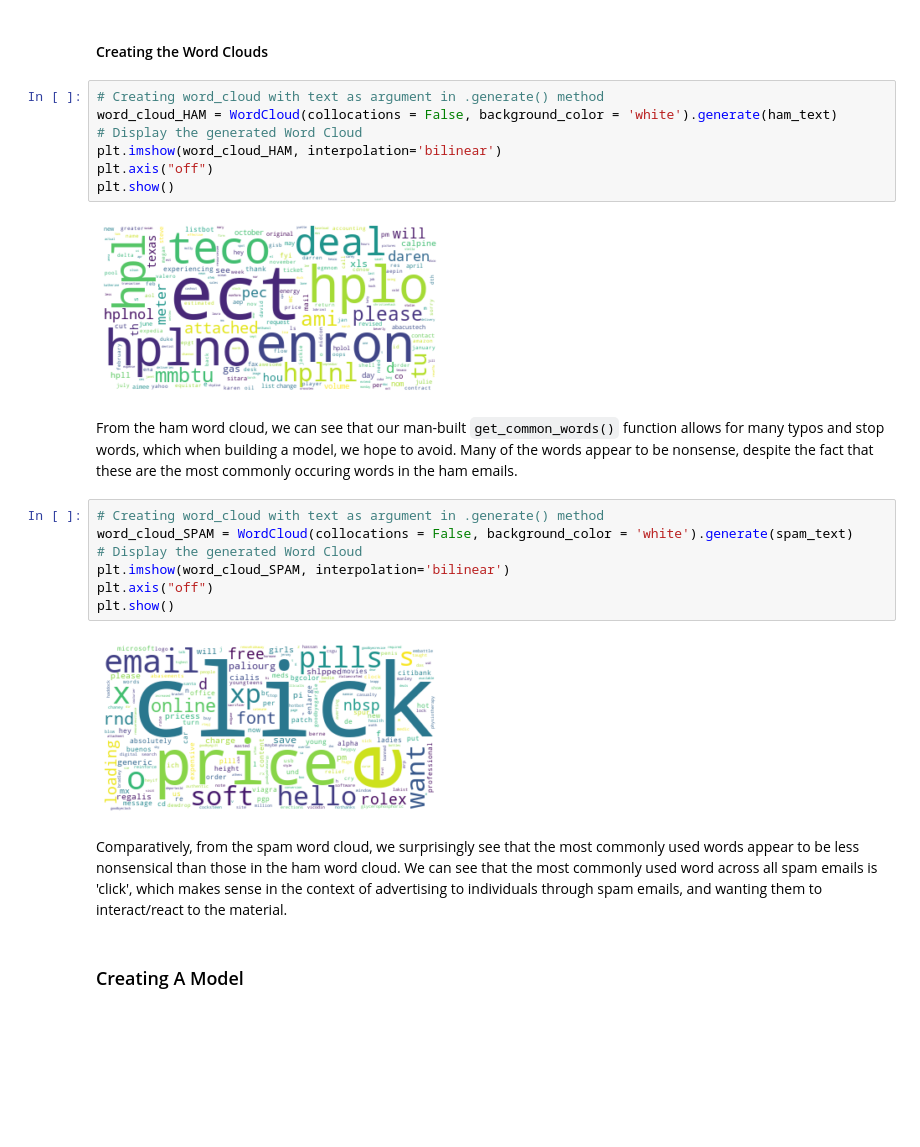
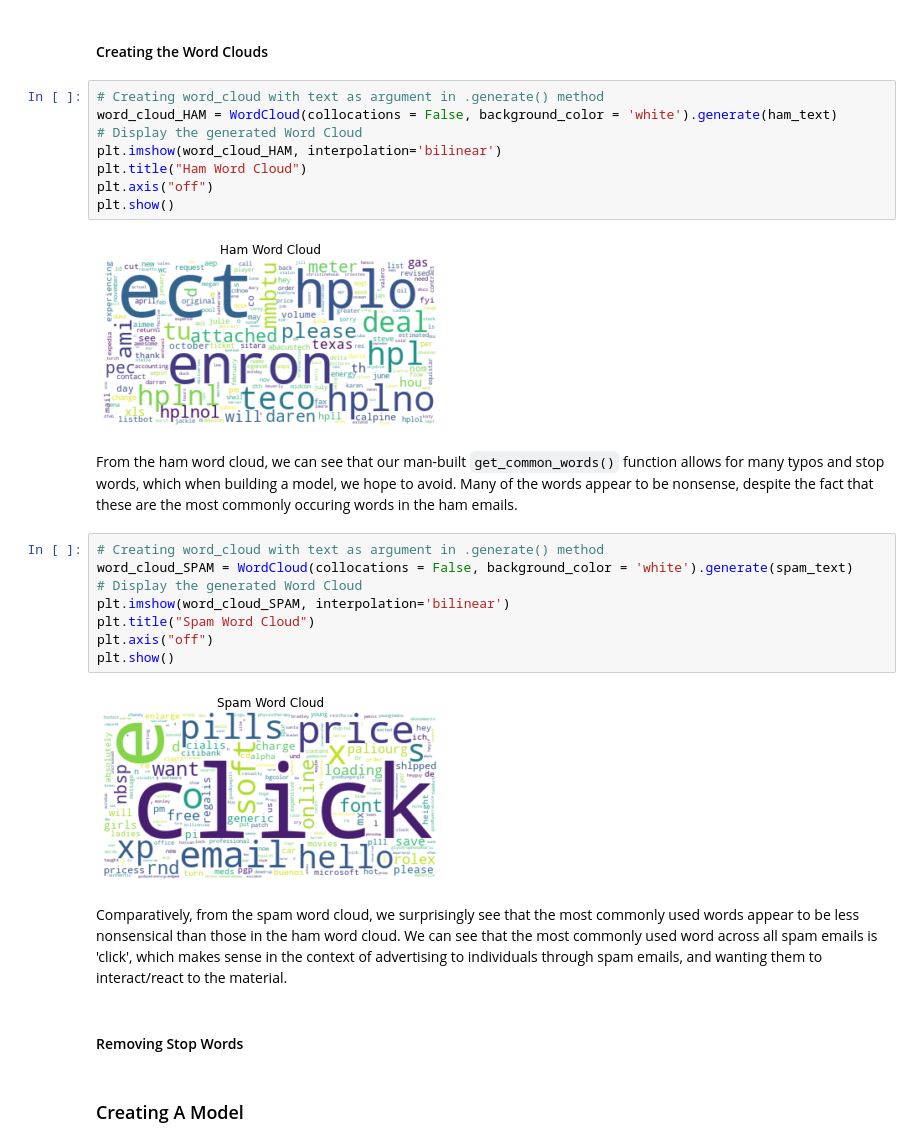
Before and after one commit to 0liviaWeisiger/PIC16A_Project, a Jupyter notebook: DEMO_file.ipynb, the cells around one changed output. Cells and saved outputs as stored; diff of their text form; blank space fills up the shorter version.

```diff
--- a/DEMO_file.ipynb
+++ b/DEMO_file.ipynb
@@ -125,12 +125,13 @@ ham_text = " ".join([item for sublist in all_ham_words for item in sublist])
 # %%
 # Creating word_cloud with text as argument in .generate() method
 word_cloud_HAM = WordCloud(collocations = False, background_color = 'white').generate(ham_text)
 # Display the generated Word Cloud
 plt.imshow(word_cloud_HAM, interpolation='bilinear')
+plt.title("Ham Word Cloud")
 plt.axis("off")
 plt.show()
 # %% [output]
-[figure, old version]
+[figure, new version]
 # %% [markdown]
 From the ham word cloud, we can see that our man-built `get_common_words()` function allows for many typos and stop words, which when building a model, we hope to avoid. Many of the words appear to be nonsense, despite the fact that these are the most commonly occuring words in the ham emails.
 # %%
@@ -138,11 +139,14 @@ From the ham word cloud, we can see that our man-built `get_common_words()` func
 word_cloud_SPAM = WordCloud(collocations = False, background_color = 'white').generate(spam_text)
 # Display the generated Word Cloud
 plt.imshow(word_cloud_SPAM, interpolation='bilinear')
+plt.title("Spam Word Cloud")
 plt.axis("off")
 plt.show()
 # %% [output]
-[figure, old version]
+[figure, new version]
 # %% [markdown]
 Comparatively, from the spam word cloud, we surprisingly see that the most commonly used words appear to be less nonsensical than those in the ham word cloud. We can see that the most commonly used word across all spam emails is 'click', which makes sense in the context of advertising to individuals through spam emails, and wanting them to interact/react to the material.
+# %% [markdown]
+#### Removing Stop Words
 # %% [markdown]
 ### Creating A Model
```
